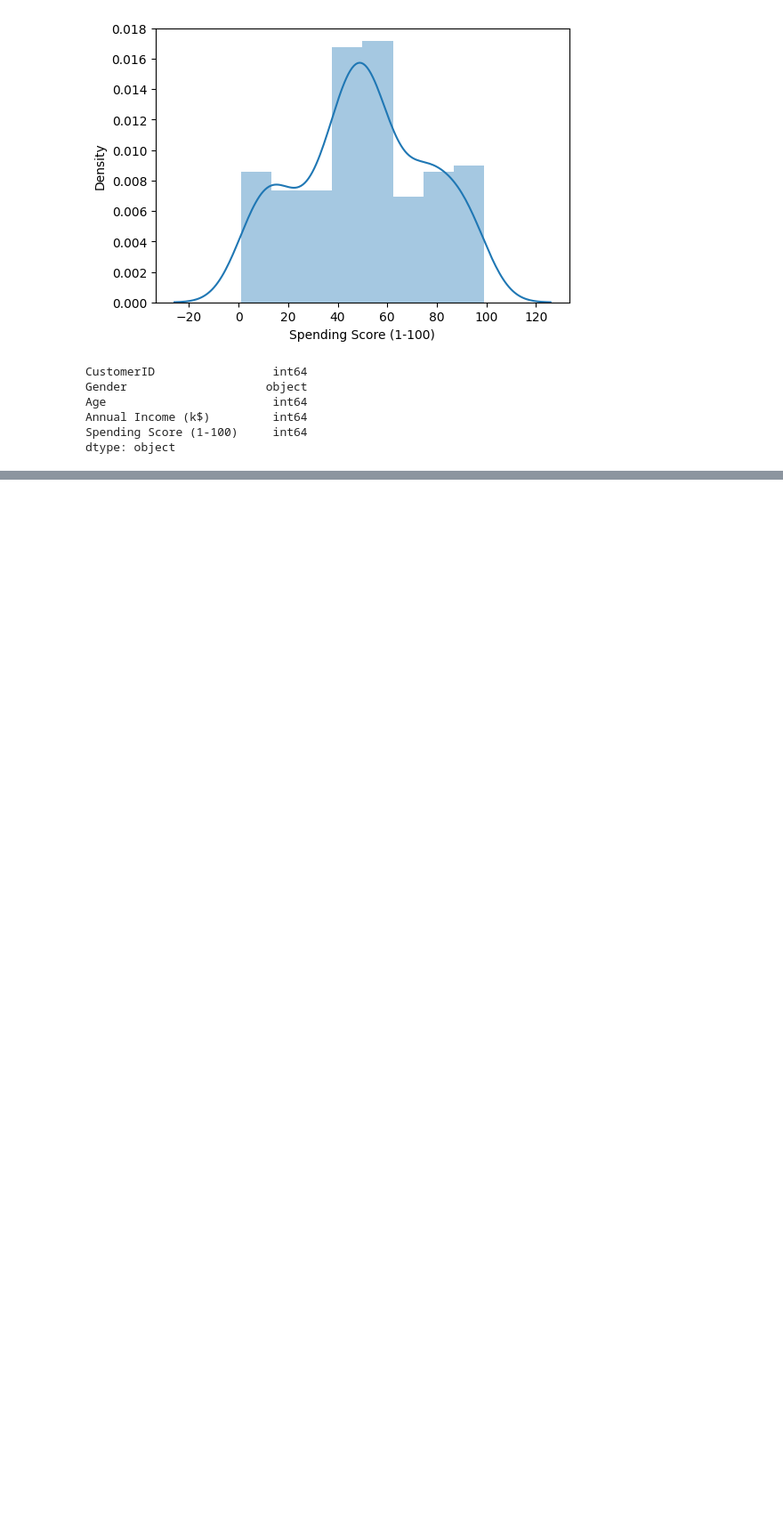
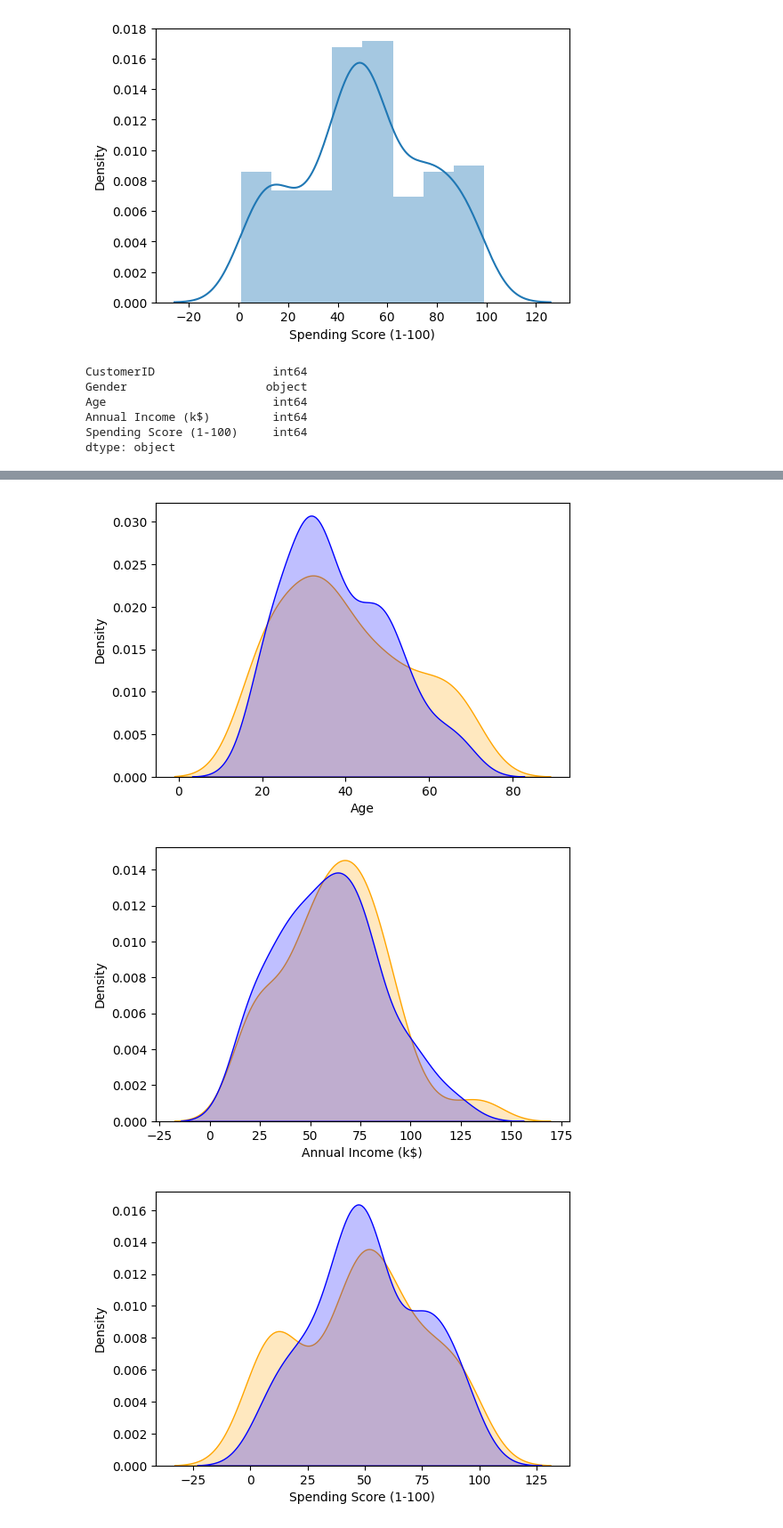
Before and after one commit to ElseFaisal/SegmentShoppingCustomers_MachineLearning, a Jupyter notebook: code.ipynb, the cells around one changed output, grey strips where cells are left out. Shown at 89% size. Drawn from its saved outputs; the diff is of its cells as text; code cells hidden in the pictures; blank space fills up the shorter version.

```diff
--- a/code.ipynb
+++ b/code.ipynb
@@ -56,0 +65,10 @@ dtype: object
+# %%
+columns = ['Age','Annual Income (k$)','Spending Score (1-100)']
+for i in columns:
+    plt.figure(figsize=(6,4))
+    sns.kdeplot(male[i],shade = True,color='orange')
+    sns.kdeplot(female[i],shade = True,color='blue')
+# %% [output]
+[figure, added]
+[figure, added]
+[figure, added]
```
Also changed, not shown: parts of 35 cells of this notebook, 1 other file.
